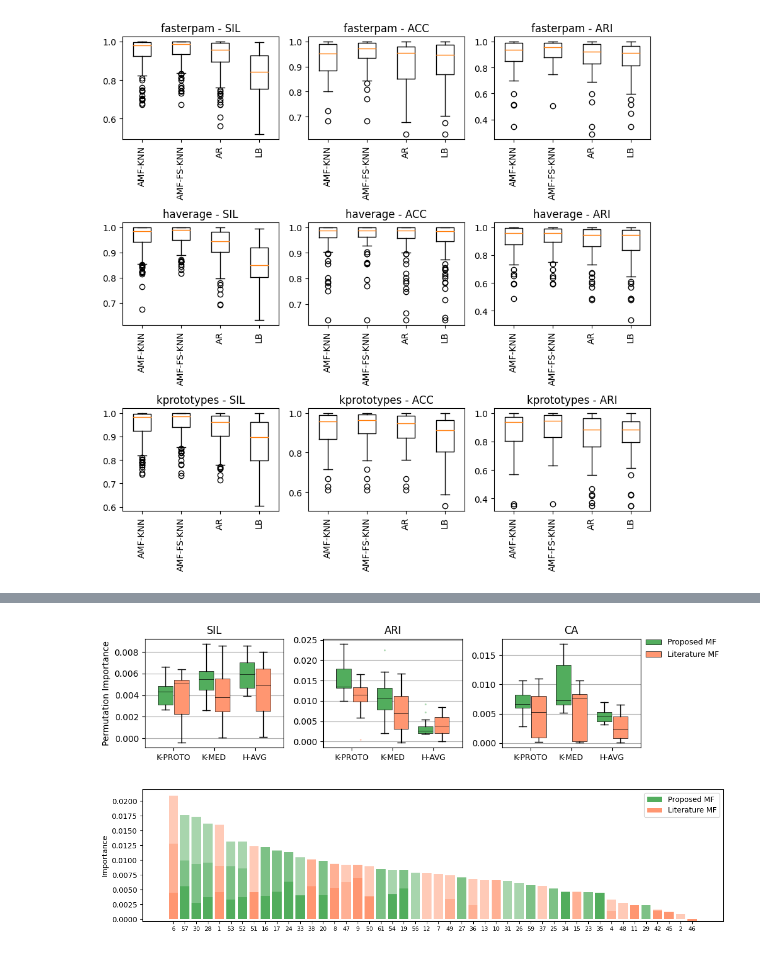
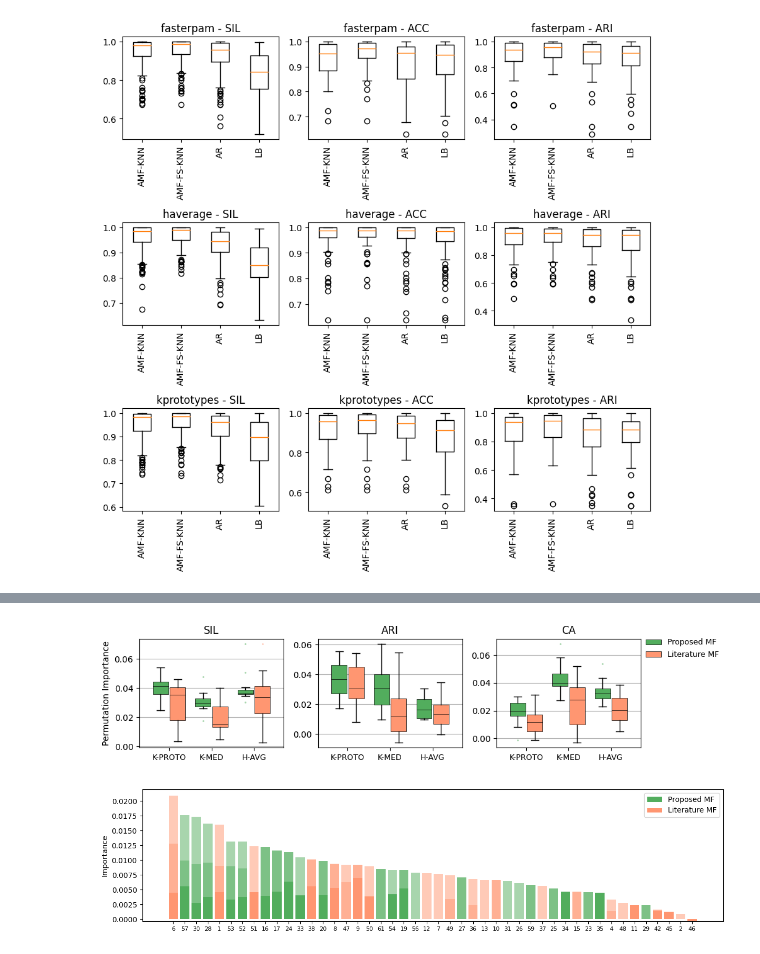
Before and after one commit to AbdoulayeDiop/simrec, a Jupyter notebook: paper/paper.ipynb, the cells around one changed output, grey strips where cells are left out. Saved outputs shown, nothing was run; the diff lists cells and outputs as text; code cells hidden in the pictures.

```diff
--- a/paper/paper.ipynb
+++ b/paper/paper.ipynb
@@ -367,8 +340,8 @@ sota_results = {
     }
 }
 # %%
-algorithm, eval_metric = "fasterpam", "acc"
-benchmark_results = train_res[algorithm][eval_metric]["meta_dataset"][1]
+algorithm, cvi = "fasterpam", "acc"
+benchmark_results = train_res[algorithm][cvi]["meta_dataset"][1]
 dataId2idx = dict(zip(benchmark_results.index.values, np.arange(benchmark_results.shape[0])))
 obj = {}
 for data_id, res in sota_results.items():
@@ -377,7 +350,7 @@ for data_id, res in sota_results.items():
     for method, score in res["acc"].items():
         if score > 0:
             obj[name][method] = score
-    obj[name]["SimRec"] = results[algorithm][eval_metric]["scores"]["AMF-FS-KNN"][1][dataId2idx[data_id]]
+    obj[name]["SimRec"] = results[algorithm][cvi]["scores"]["AMF-FS-KNN"][1][dataId2idx[data_id]]
     obj[name]["Best"] = max(benchmark_results.loc[data_id])
 pd.DataFrame.from_dict(obj, orient="index")
 # %% [output]
@@ -1322,11 +1295,11 @@ features = {
 }
 # %%
 algorithm = "haverage"
-for eval_metric in ["sil", "ari", "acc"]:
+for cvi in ["sil", "ari", "acc"]:
     obj = {}
     for algorithm in train_res:
         obj[names[algorithm]] = {}
-        selected_features = train_res[algorithm][eval_metric]["selected_features"]
+        selected_features = train_res[algorithm][cvi]["train_results"]["AMF-FS-KNN"]["selected_features_names"]
         for k, list_features in features.items():
             l = [f for f in list_features if f in selected_features]
             obj[names[algorithm]][k] = len(l)
@@ -1391,12 +1364,12 @@ newcmp = ListedColormap(newcolors)
 scorer = make_scorer(lambda yt, yp: np.mean([y[y>-1][np.argmax(yp[i][y>-1])] for i, y in enumerate(yt)]))
 for algorithm in ["kprototypes", "fasterpam", "haverage"]:
     y = []
-    for eval_metric in ["sil", "ari", "acc"]:
-        params = train_res[algorithm][eval_metric]["train_results"]["AMF-FS-KNN"]["params"]
-        selected_feats = train_res[algorithm][eval_metric]["train_results"]["AMF-FS-KNN"]["selected_features"]
-        X = train_res[algorithm][eval_metric]["X"][:, selected_feats]
-        Y = train_res[algorithm][eval_metric]["Y"]
-        Yn = train_res[algorithm][eval_metric]["Yn"]
+    for cvi in ["sil", "ari", "acc"]:
+        params = train_res[algorithm][cvi]["train_results"]["AMF-FS-KNN"]["params"]
+        selected_feats = train_res[algorithm][cvi]["train_results"]["AMF-FS-KNN"]["selected_features"]
+        X = train_res[algorithm][cvi]["X"][:, selected_feats]
+        Y = train_res[algorithm][cvi]["Y"]
+        Yn = train_res[algorithm][cvi]["Yn"]
         feature_importance = None
         for train, test in KFold(n_splits=10).split(X):
             knn = KNeighborsRegressor(**params).fit(X[train], Y[train])
@@ -1416,14 +1389,14 @@ for algorithm in ["kprototypes", "fasterpam", "haverage"]:
     cbar.ax.set_ylabel("Permutation\nImportance", rotation=-90, va="bottom")
 
     # Show all ticks and label them with the respective list entries
-    ax.set_xticks(np.arange(mixed_meta_df.shape[1]), labels=[f"{i+1}\n{'N' if f in proposed_attributes_statistics_num else 'C'}" if f in proposed_attributes_statistics else f"{i+1}\n{'G' if f in dataset_statistics else ('N' if f in attributes_statistics_num else 'C')}" for i, f in enumerate(mixed_meta_df.columns)], fontsize=6)
+    ax.set_xticks(np.arange(meta_features_df.shape[1]), labels=[f"{i+1}\n{'N' if f in proposed_attributes_statistics_num else 'C'}" if f in proposed_attributes_statistics else f"{i+1}\n{'G' if f in dataset_statistics else ('N' if f in attributes_statistics_num else 'C')}" for i, f in enumerate(meta_features_df.columns)], fontsize=6)
     ax.set_yticks(np.arange(3), labels=[a.upper() for a in ["sil", "ari", "acc"]])
     ax.set_yticks(np.arange(3+1)-.5, minor=True)
     # ax.spines[:].set_visible(False)
     ax.grid(which="minor", axis="y", color="black", linestyle='-', linewidth=0.5)
 
     # ax.tick_params(axis='x', colors=["green" if f in proposed_attributes_statistics else "red" for f in mixed_meta_df.columns])
-    colors = ["green" if f in proposed_attributes_statistics else "red" for f in mixed_meta_df.columns]
+    colors = ["green" if f in proposed_attributes_statistics else "red" for f in meta_features_df.columns]
     for ticklabel, tickcolor in zip(plt.gca().get_xticklabels(), colors):
         ticklabel.set_color(tickcolor)
 
@@ -1439,6 +1412,6 @@ for algorithm in ["kprototypes", "fasterpam", "haverage"]:
 
     ax.set_xlabel("Meta-Features")
     fig.tight_layout()
-    # plt.savefig(f"imgs/importance_{eval_metric}.pdf", bbox_inches='tight')
+    # plt.savefig(f"imgs/importance_{cvi}.pdf", bbox_inches='tight')
     plt.show()
 # %% [output]
@@ -1454,16 +1427,16 @@ def show_feat_imp(train_res, savedir=None):
     colors = dict(zip(labels, ["#52AD5D", "#FF9671"]))
     fig = plt.figure(figsize=(9, 2.5))
     k = 1
-    for j, eval_metric in enumerate(["sil", "ari", "acc"]):
+    for j, cvi in enumerate(["sil", "ari", "acc"]):
         y = {"Proposed MF": [], "Literature MF": []}
         plt.subplot(1, 3, j+1)
         for algorithm in ["kprototypes", "fasterpam", "haverage"]:
-            params = train_res[algorithm][eval_metric]["train_results"]["AMF-FS-KNN"]["params"]
-            selected_feats = train_res[algorithm][eval_metric]["train_results"]["AMF-FS-KNN"]["selected_features"]
-            selected_feat_names = train_res[algorithm][eval_metric]["selected_features"]
-            X = train_res[algorithm][eval_metric]["X"][:, selected_feats]
-            Y = train_res[algorithm][eval_metric]["Y"]
-            Yn = train_res[algorithm][eval_metric]["Yn"]
+            params = train_res[algorithm][cvi]["train_results"]["AMF-FS-KNN"]["params"]
+            selected_feats = train_res[algorithm][cvi]["train_results"]["AMF-FS-KNN"]["selected_features"]
+            selected_feat_names = train_res[algorithm][cvi]["train_results"]["AMF-FS-KNN"]["selected_features_names"]
+            X = train_res[algorithm][cvi]["X"][:, selected_feats]
+            Y = train_res[algorithm][cvi]["Y"]
+            Yn = train_res[algorithm][cvi]["Yn"]
             feature_importance = None
             for train, test in KFold(n_splits=10).split(X):
                 knn = KNeighborsRegressor(**params).fit(X[train], Y[train])
@@ -1476,35 +1449,35 @@ def show_feat_imp(train_res, savedir=None):
             y["Proposed MF"].append(feature_importance[[f in proposed_attributes_statistics for f in selected_feat_names]])
             y["Literature MF"].append(feature_importance[[f not in proposed_attributes_statistics for f in selected_feat_names]])
 
         n_bar = len(y)
         w = 0.8/n_bar
         x = np.arange(len(train_res))
         boxes = []
         i = 0
         for label, values in y.items():
             # min_ = min(min_, min(min(val) for val in values))
             boxprops = dict(linewidth=0.5, facecolor=colors[label], alpha=1) # 726686
             flierprops = dict(marker='o', markerfacecolor=colors[label], markeredgecolor='none', markersize=2, alpha=0.5,
                             linewidth=0)
             medianprops = dict(color='black', linewidth=0.5)
             meanprops = dict(marker='*', markerfacecolor='red', markeredgecolor='none', linewidth=0)
             b = plt.boxplot(values, positions=x+(i*w-(n_bar-1)*w/2), widths=0.9*w,  patch_artist=True, boxprops=boxprops, flierprops=flierprops, medianprops=medianprops, showcaps=True, showfliers=True)
             boxes.append(b)
             i+=1
         if j==0: plt.ylabel("Permutation Importance")
         # plt.ylim((min_-0.02, 1.02))
         plt.xticks(x, [names[algo] for algo in ["kprototypes", "fasterpam", "haverage"]], rotation=0, fontsize=9)
         plt.grid(axis="y")
-        plt.title(eval_metric.upper() if eval_metric != "acc" else "CA")
+        plt.title(cvi.upper() if cvi != "acc" else "CA")
     plt.figlegend([box["boxes"][0] for box in boxes], labels, fontsize=9, loc= "upper left", bbox_to_anchor= (0.98, 0.9), frameon=False)
     plt.tight_layout()
     if savedir is not None:
         plt.savefig(os.path.join(savedir, f"feature_importance_top{k}.pdf"), bbox_inches='tight')
     plt.show()
 
 show_feat_imp(train_res) #, savedir="imgs/"
 # %% [output]
-[figure, old version]
+[figure, new version]
 # %%
 from sklearn.inspection import permutation_importance
 from sklearn.neighbors import KNeighborsRegressor
```
Also changed, not shown: parts of 22 cells of this notebook.
